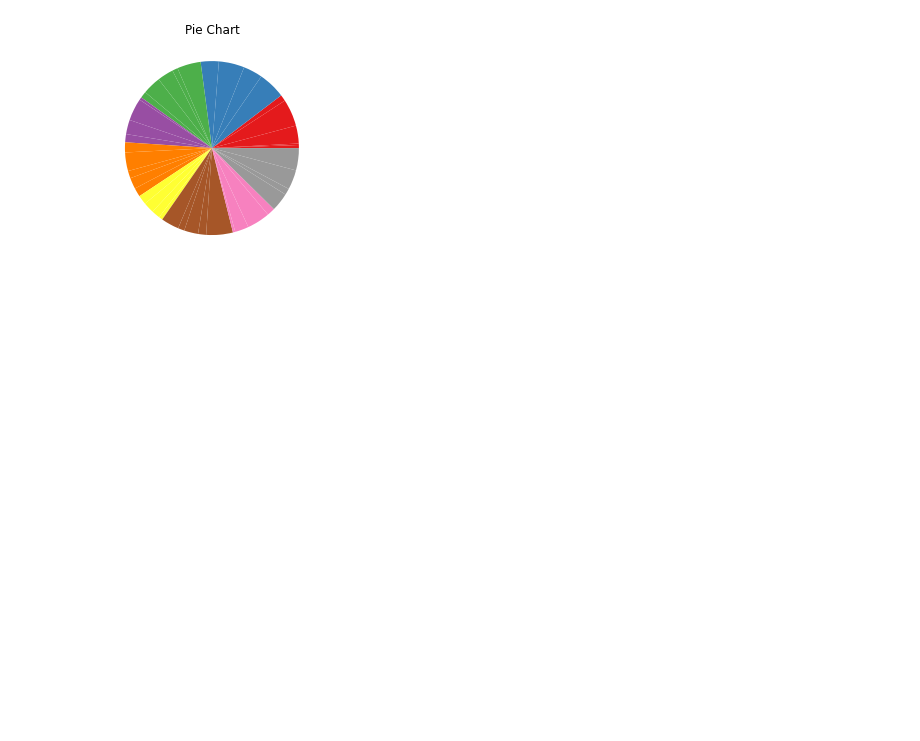
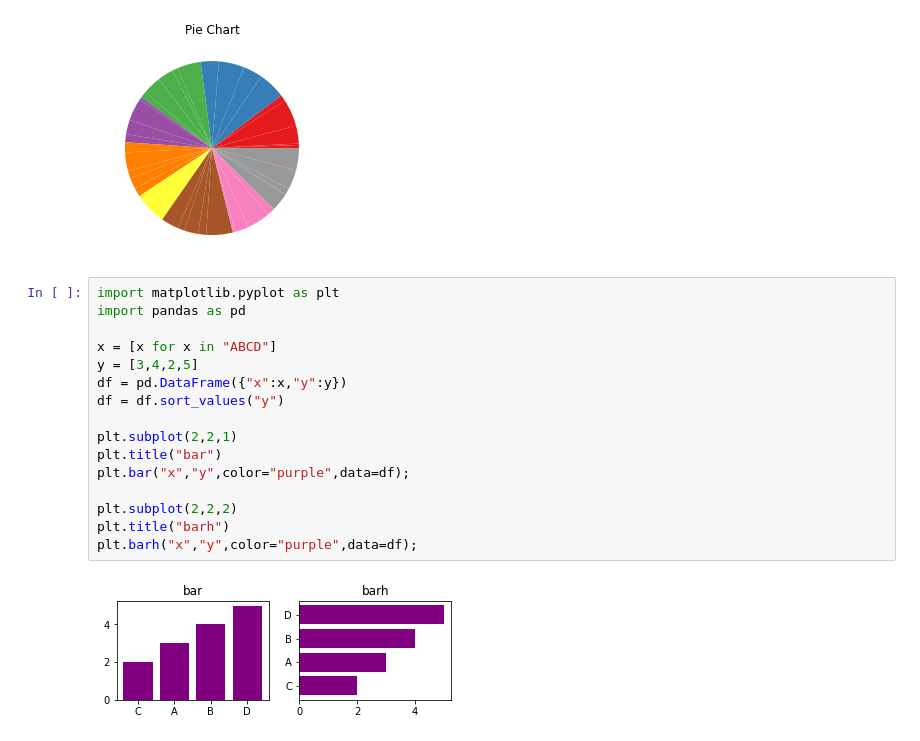
Before and after one commit to steffincodes/googlecolabnotbooks, a Jupyter notebook: Matplotlib101.ipynb, the cells around one changed output. Saved outputs shown, nothing was run; the diff lists cells and outputs as text; blank space fills up the shorter version.

Commit message:
📶 Bar Plot

```diff
--- a/Matplotlib101.ipynb
+++ b/Matplotlib101.ipynb
@@ -141,3 +141,21 @@ plt.pie(
 );
 # %% [output]
 [figure]
+# %%
+import matplotlib.pyplot as plt
+import pandas as pd
+
+x = [x for x in "ABCD"]
+y = [3,4,2,5]
+df = pd.DataFrame({"x":x,"y":y})
+df = df.sort_values("y")
+
+plt.subplot(2,2,1)
+plt.title("bar")
+plt.bar("x","y",color="purple",data=df);
+
+plt.subplot(2,2,2)
+plt.title("barh")
+plt.barh("x","y",color="purple",data=df);
+# %% [output]
+[figure, added]
```
